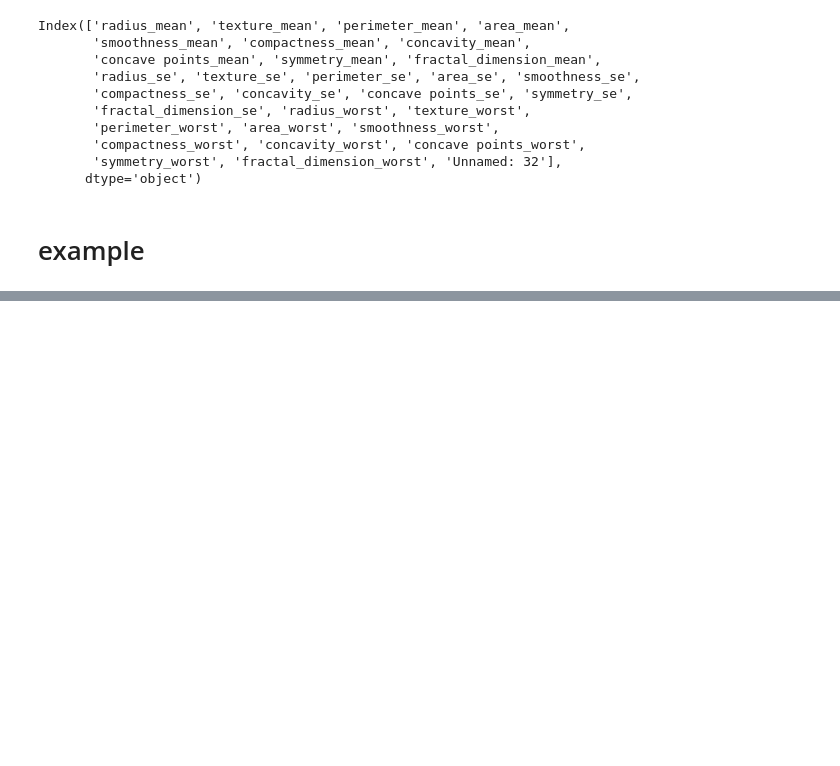
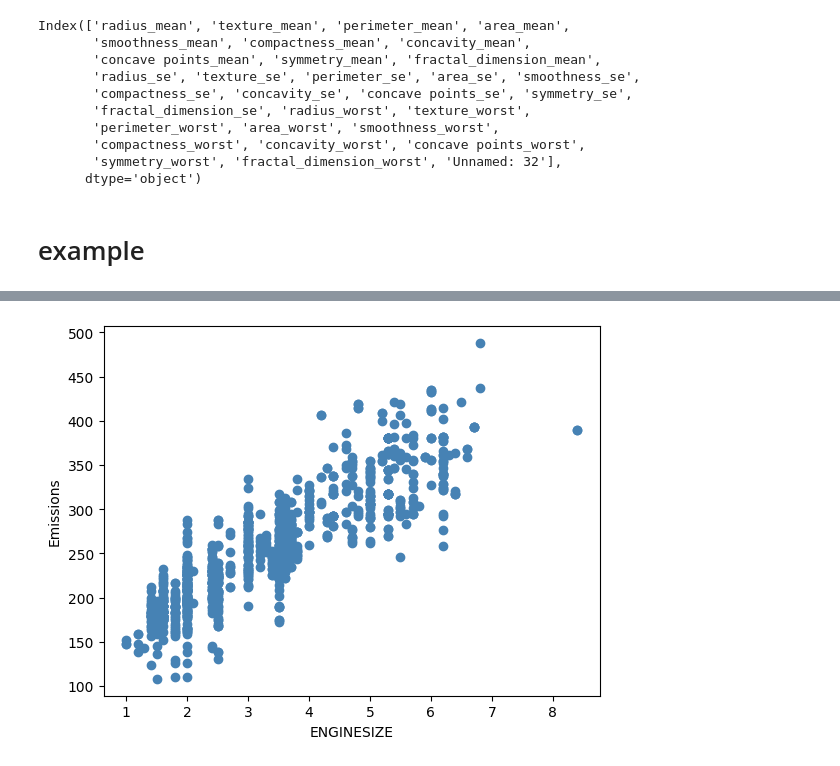
Before and after one commit to afakruha2003/sisterlab-data-science, a Jupyter notebook: lesson8.ipynb, the cells around one changed output, grey strips where cells are left out. Drawn from its saved outputs; the diff is of its cells as text; code cells hidden in the pictures; blank space fills up the shorter version.

```diff
--- a/lesson8.ipynb
+++ b/lesson8.ipynb
@@ -107,0 +153,7 @@ import numpy as np
+# %%
+plt.scatter(cdf.ENGINESIZE, cdf.CO2EMISSIONS, color="steelblue")
+plt.xlabel("ENGINESIZE")
+plt.ylabel("Emissions")
+plt.show()
+# %% [output]
+[figure, added]
```
Also changed, not shown: parts of 40 cells of this notebook, 3 other files.
